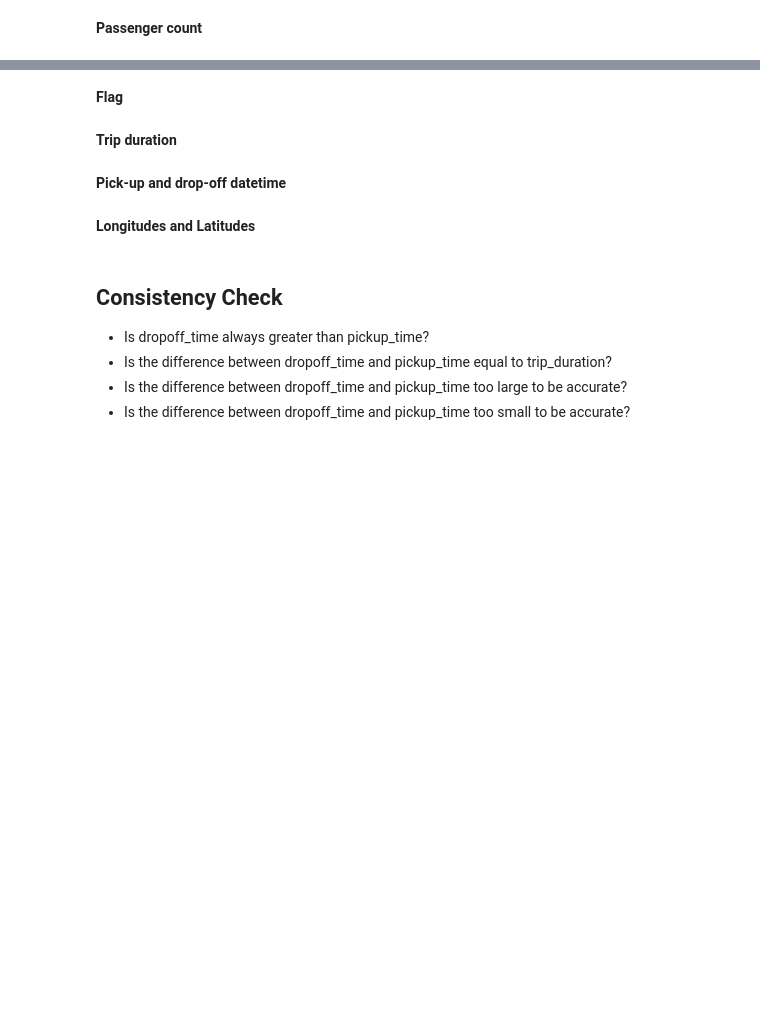
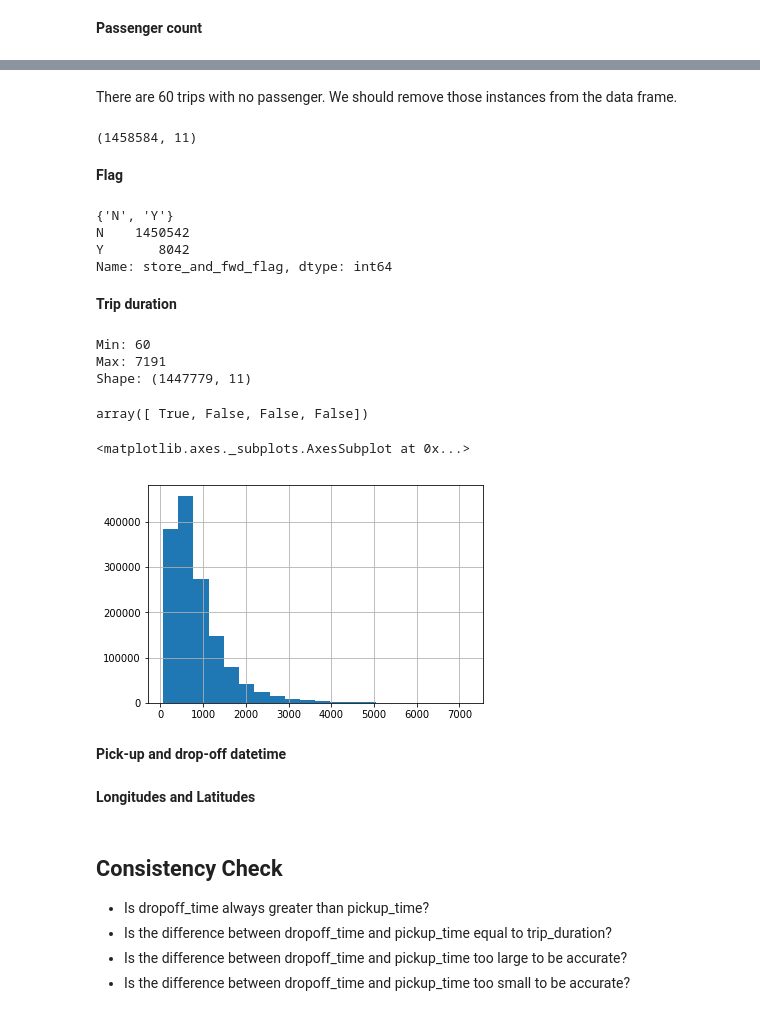
Before and after one commit to ch00226855/CMP464-Fall2019, a Jupyter notebook: Week7_Matplotlib_Part2.ipynb, the cells around one changed output, grey strips where cells are left out. Saved outputs shown, nothing was run; the diff lists cells and outputs as text; code cells hidden in the pictures; blank space fills up the shorter version.

```diff
--- a/Week7_Matplotlib_Part2.ipynb
+++ b/Week7_Matplotlib_Part2.ipynb
@@ -129,7 +175,74 @@ Name: vendor_id, dtype: int64
+# %% [markdown]
+There are 60 trips with no passenger. We should remove those instances from the data frame.
+# %%
+# Remove rows where passenger count is zero
+index = (taxidata['passenger_count'] != 0)
+# Show the selected rows
+# df = taxidata[index]
+# df
+
+# Remove these rows from taxidata
+taxidata_1 = taxidata[index]
+index_1 = (taxidata_1['passenger_count'] == 0)
+taxidata_1[index_1].shape
+
+# Overwrite taxidata with taxidata_1
+taxidata = taxidata_1
+taxidata.shape
+# %% [output]
+(1458584, 11)
 # %% [markdown]
 **Flag**
+# %%
+# What are the values in this column?
+print(set(taxidata['store_and_fwd_flag']))
+
+# What are the frequencies?
+print(taxidata['store_and_fwd_flag'].value_counts())
+
+# Compare the histogram of trip duration for Yes and No (HOMEWORK #1)
+# %% [output]
+{'N', 'Y'}
+N    1450542
+Y       8042
+Name: store_and_fwd_flag, dtype: int64
 # %% [markdown]
 **Trip duration**
+# %%
+# Investigate outliers
+
+# Extract trips longer than 10 hours
+# taxidata_long = taxidata[taxidata['trip_duration'] > 36000]
+# taxidata_long.head(10)
+
+# Extract trips shorter than 10 seconds
+# taxidata_short = taxidata[taxidata['trip_duration'] < 60]
+# print(taxidata_short.shape)
+# taxidata_short.sample(10)
+
+# Remove trips whose duration is longer than 7200 or less than 60
+index = (taxidata['trip_duration'] >= 60) & (taxidata['trip_duration'] < 7200)
+# & symbol performs element-wise "and" operation for two lists
+taxidata = taxidata[index]
+print("Min:", taxidata['trip_duration'].min())
+print("Max:", taxidata['trip_duration'].max())
+print("Shape:", taxidata.shape)
+# %% [output]
+Min: 60
+Max: 7191
+Shape: (1447779, 11)
+# %%
+list1 = np.array([True, True, False, False])
+list2 = np.array([True, False, True, False])
+list1 & list2
+# %% [output]
+array([ True, False, False, False])
+# %%
+# plt.hist(taxidata['trip_duration'], bins=20)
+taxidata['trip_duration'].hist(bins=20)
+# %% [output]
+<matplotlib.axes._subplots.AxesSubplot at 0x...>
+[figure, added]
 # %% [markdown]
 **Pick-up and drop-off datetime**
 # %% [markdown]
```
Also changed, not shown: parts of 8 cells of this notebook.
